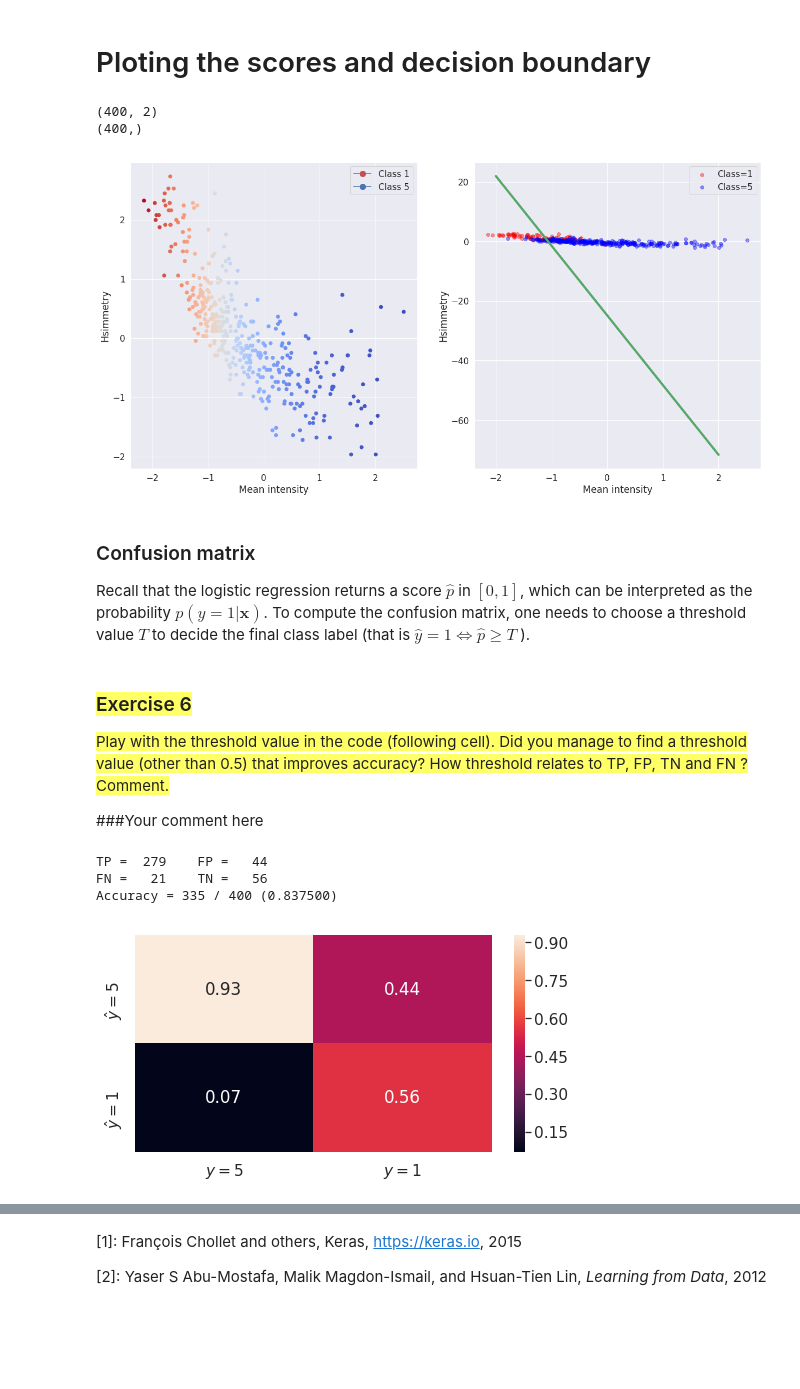
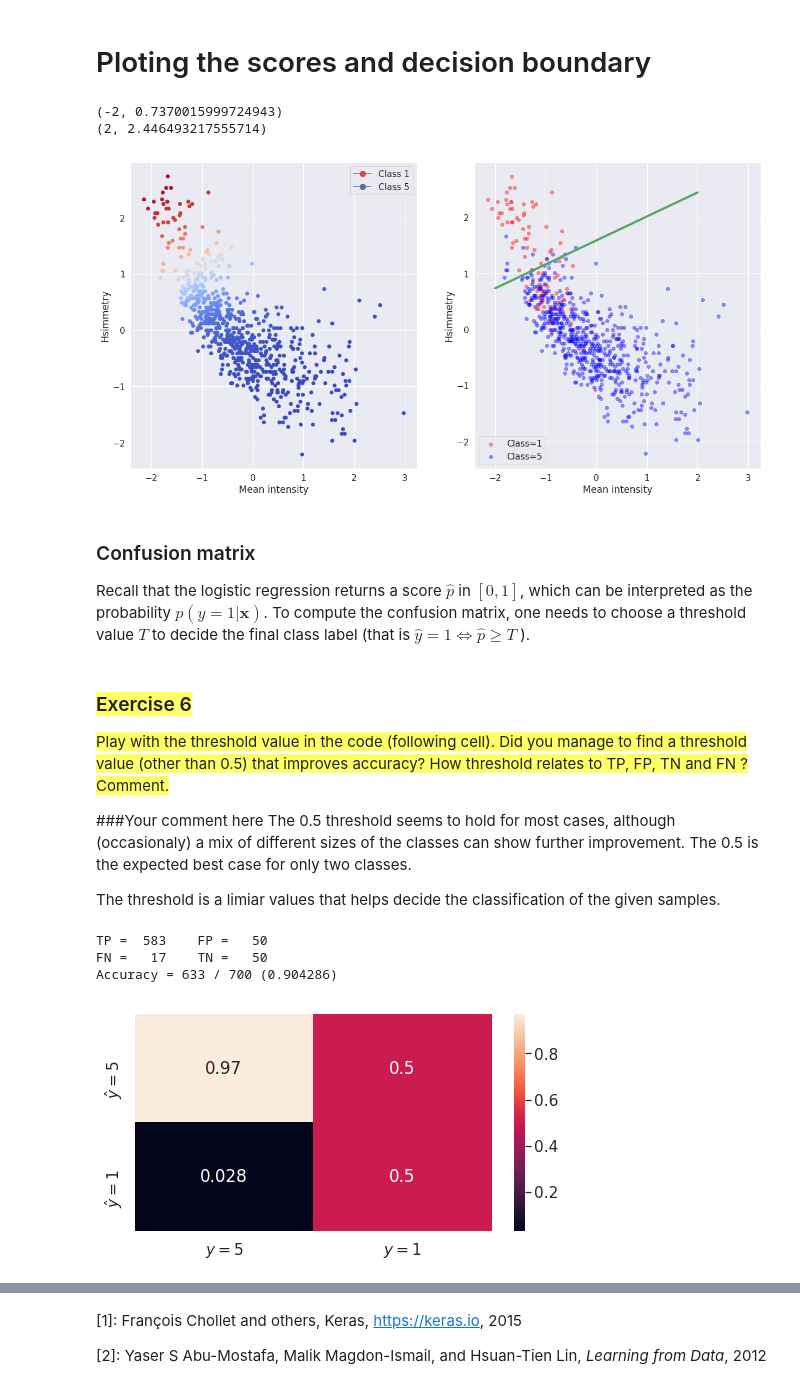
Before and after one commit to MLaurentys/NinthSemester, a Jupyter notebook: MAC0460/pe04/ep04_logreg.ipynb, the cells around one changed output, grey strips where cells are left out. Saved outputs shown, nothing was run; the diff lists cells and outputs as text; code cells hidden in the pictures; blank space fills up the shorter version.

```diff
--- a/MAC0460/pe04/ep04_logreg.ipynb
+++ b/MAC0460/pe04/ep04_logreg.ipynb
@@ -392,14 +394,14 @@ Negative class:  (6742, 2) (6742,)
 # %%
 # Number of positives and negatives to be effectively considered
 # in the training data to be explored in the remainder of this notebook
-nP = 300
+nP = 600
 nN = 100
 
 X_train = np.concatenate([X_train_P[:nP], X_train_N[:nN]], axis = 0)
 y_train = np.concatenate([y_train_P[:nP], y_train_N[:nN]], axis = 0).astype('float32')
 
-X_test = np.concatenate([X_test_P, X_test_N], axis = 0)
-y_test = np.concatenate([y_test_P, y_test_N], axis = 0).astype('float32')
+X_test = np.concatenate([X_test_P[:nP], X_test_N[:nN]], axis = 0)
+y_test = np.concatenate([y_test_P[:nP], y_test_N[:nN]], axis = 0).astype('float32')
 
 
 # Change positive class label to +1 and negative class label to -1
@@ -465,8 +468,8 @@ plt.show()
 # %%
 np.random.seed(56789)
 w_logistic, loss = train_logistic(X_train, y_train,\
-                                       learning_rate = 0.005,
-                                       num_iterations = 1000,\
+                                       learning_rate = 0.1,
+                                       num_iterations = 5000,\
                                        return_history = True)
 
 print("Final weight:\n", w_logistic)
@@ -485,15 +488,5 @@ Final loss:
 # %% [markdown]
 # Ploting the scores and decision boundary
-# %%
-from matplotlib.lines import Line2D
-
-y_pred = predict_logistic(X_train, w_logistic)
-
-print(X_train.shape)
-print(y_pred.shape)
-# %% [output]
-(400, 2)
-(400,)
 # %%
 from matplotlib.lines import Line2D
 
@@ -521,11 +514,15 @@ p1 = (-2, -(w_logistic[0] - 2*w_logistic[1])/w_logistic[2])
 p2 = (2,  -(w_logistic[0] + 2*w_logistic[1])/w_logistic[2])
 
 lines = ax2.plot([p1[0], p2[0]], [p1[1], p2[1]], '-')
+print(p1)
+print(p2)
 plt.setp(lines, color='g', linewidth=4.0)
 
 plt.show()
 # %% [output]
+(-2, 0.7370015999724943)
+(2, 2.446493217555714)
-[figure, old version]
+[figure, new version]
 # %% [markdown]
 ### Confusion matrix
 
@@ -569,23 +566,24 @@ def plot_confusion_matrix(y, y_pred):
 <font style="background-color: #ffff66;">Play with the threshold value in the code (following cell). Did you manage to find a threshold value (other than 0.5) that improves accuracy? How threshold relates to TP, FP, TN and FN ? Comment.</font>
 
 ###Your comment here
+The 0.5 threshold seems to hold for most cases, although (occasionaly) a mix of different sizes of the classes can show further improvement. The 0.5 is the expected best case for only two classes.
+
+The threshold is a limiar values that helps decide the classification of the given samples.
 # %%
 import seaborn as sn
 import pandas as pd
 
-threshold = 0.5
+threshold = 0.525
 
 p_hat = predict_logistic(X_train, w_logistic)
 y_hat = np.where(p_hat >= threshold, 1, -1)
 
-total = len(y_hat)
-
 plot_confusion_matrix(y_train, y_hat)
 # %% [output]
-TP =  279    FP =   44
-FN =   21    TN =   56
-Accuracy = 335 / 400 (0.837500)
+TP =  583    FP =   50
+FN =   17    TN =   50
+Accuracy = 633 / 700 (0.904286)
-[figure, old version]
+[figure, new version]
 # %% [markdown]
 ## 4.3 Testing
 
```
Also changed, not shown: parts of 13 cells of this notebook.
